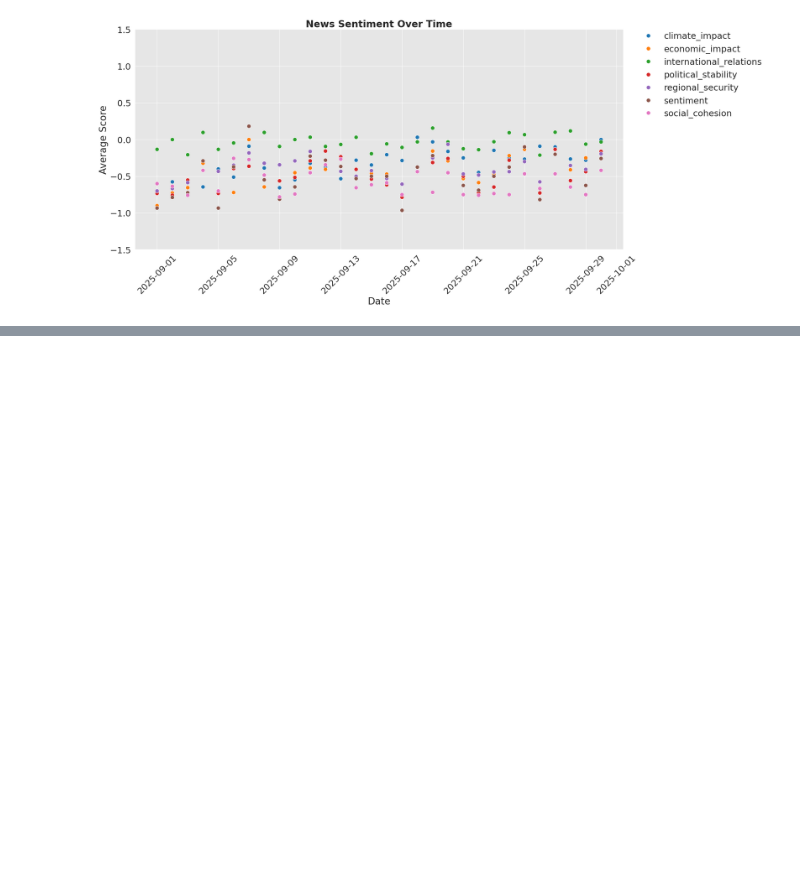
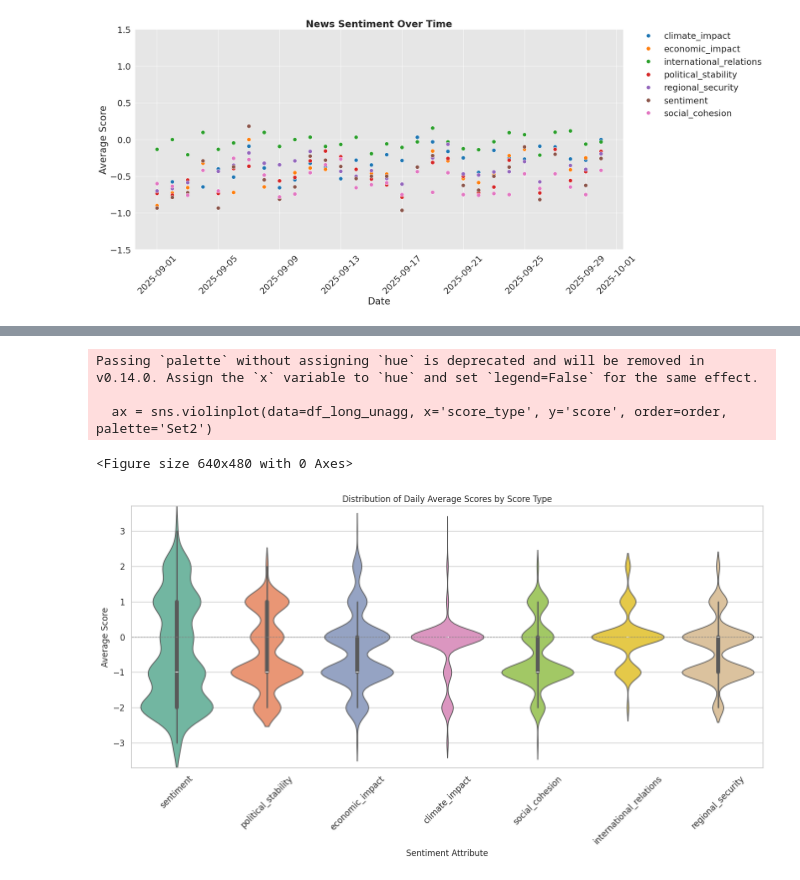
Before and after one commit to hishamsajid/news-sentiment, a Jupyter notebook: notebooks/eda.ipynb, the cells around one changed output, grey strips where cells are left out. Cells and saved outputs as stored; diff of their text form; code cells hidden in the pictures; blank space fills up the shorter version.

```diff
--- a/notebooks/eda.ipynb
+++ b/notebooks/eda.ipynb
@@ -704,0 +764,36 @@ plt.show()
+# %%
+df_long_unagg = story_data_df.melt(
+    id_vars=['date','url'],
+    value_vars=score_cols,
+    var_name='score_type',
+    value_name='score'
+)
+
+# Single figure: box & whisker plots of daily average scores by score type
+plt.clf()
+plt.figure(figsize=(14, 8))
+sns.set_style("whitegrid")
+
+# use existing df_long (daily averages) and score_cols for ordering
+order = score_cols
+ax = sns.violinplot(data=df_long_unagg, x='score_type', y='score', order=order, palette='Set2')
+
+ax.set_title("Distribution of Daily Average Scores by Score Type", fontsize=12)
+ax.set_xlabel("Score Type")
+ax.set_ylabel("Average Score (daily)")
+ax.axhline(0, color='gray', linestyle='--', linewidth=0.8)
+plt.ylim(-3.7, 3.7)
+plt.xlabel('Sentiment Attribute', fontsize=12)
+plt.ylabel('Average Score', fontsize=12)
+plt.xticks(fontsize=12)
+plt.yticks(fontsize=12)
+plt.xticks(rotation=45)
+plt.tight_layout()
+# plt.savefig("../viz/news_sentiment_boxplot_sept2025.png", bbox_inches='tight')
+plt.show()
+# %% [output]
+Passing `palette` without assigning `hue` is deprecated and will be removed in v0.14.0. Assign the `x` variable to `hue` and set `legend=False` for the same effect.
+
+  ax = sns.violinplot(data=df_long_unagg, x='score_type', y='score', order=order, palette='Set2')
+<Figure size 640x480 with 0 Axes>
+[figure, added]
```
Also changed, not shown: parts of 3 cells of this notebook, 4 other files.
